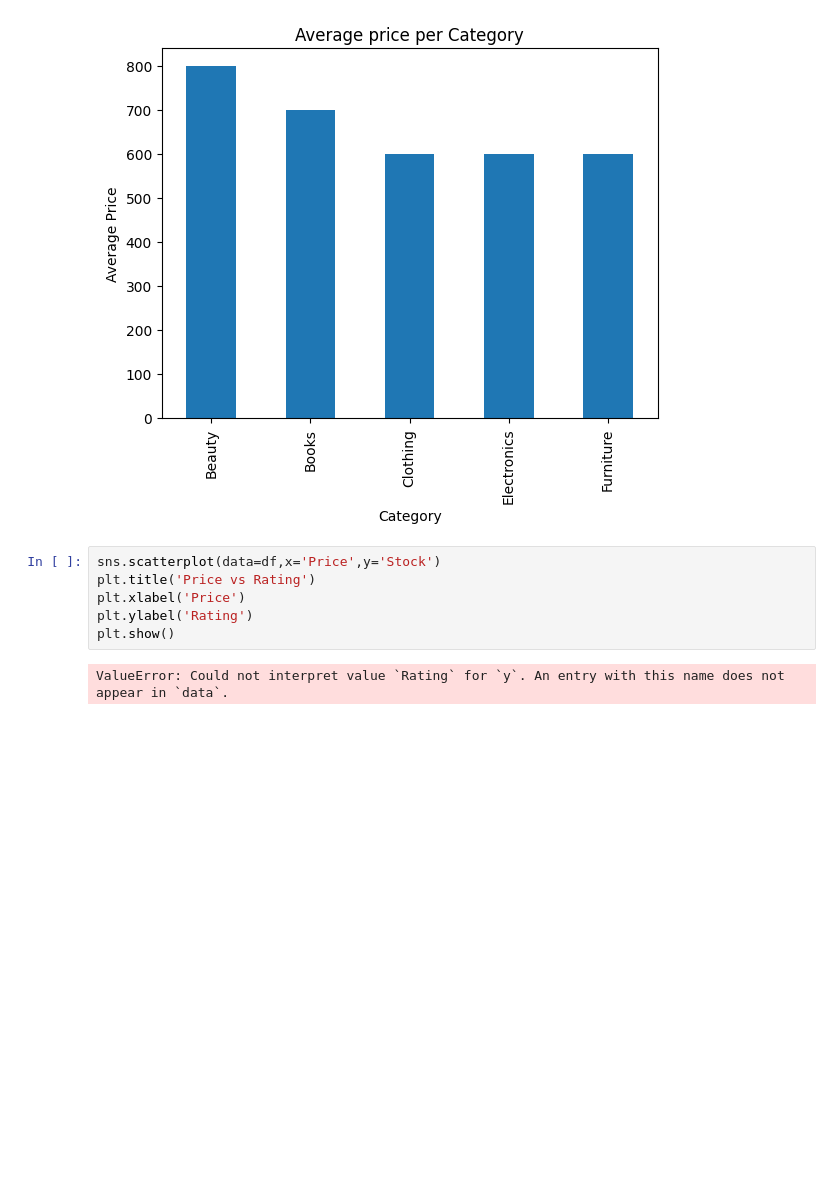
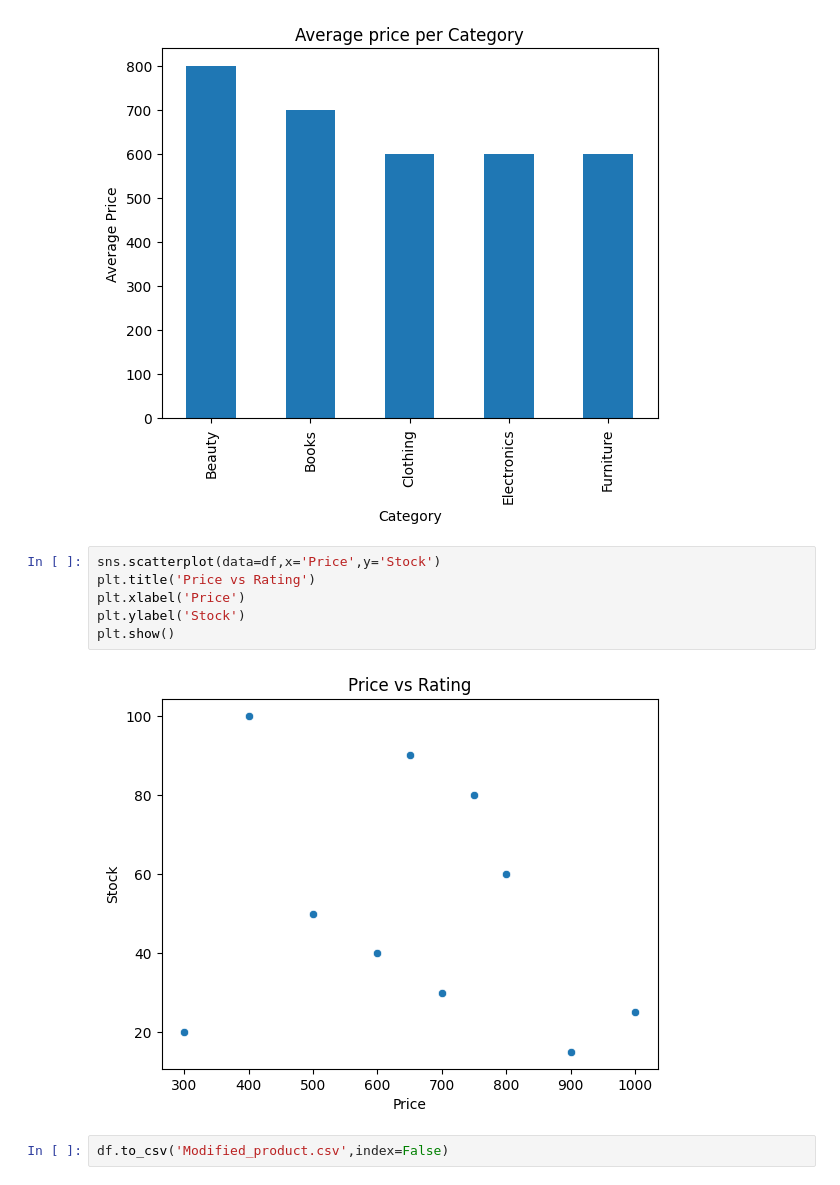
Before and after one commit to francisganapin/Practice_DataScience, a Jupyter notebook: day29/product.ipynb, the cells around one changed output. Cells and saved outputs as stored; diff of their text form; blank space fills up the shorter version.

```diff
--- a/day29/product.ipynb
+++ b/day29/product.ipynb
@@ -230,8 +230,10 @@ plt.show()
 # %%
 sns.scatterplot(data=df,x='Price',y='Stock')
 plt.title('Price vs Rating')
 plt.xlabel('Price')
-plt.ylabel('Rating')
+plt.ylabel('Stock')
 plt.show()
 # %% [output]
-ValueError: Could not interpret value `Rating` for `y`. An entry with this name does not appear in `data`.
+[figure, added]
+# %%
+df.to_csv('Modified_product.csv',index=False)
```
Also changed, not shown: parts of 1 cell of this notebook, 8 other files.
